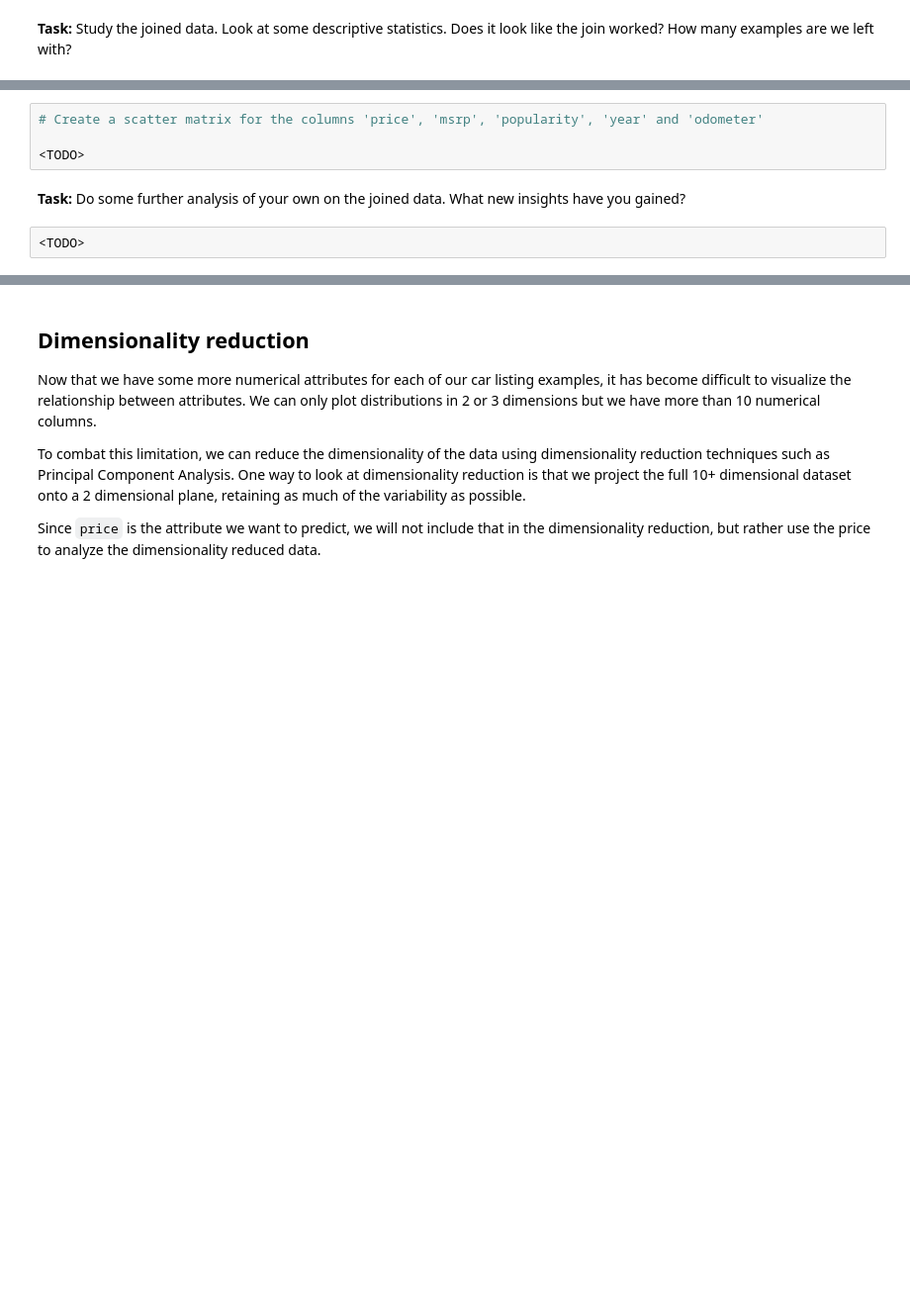
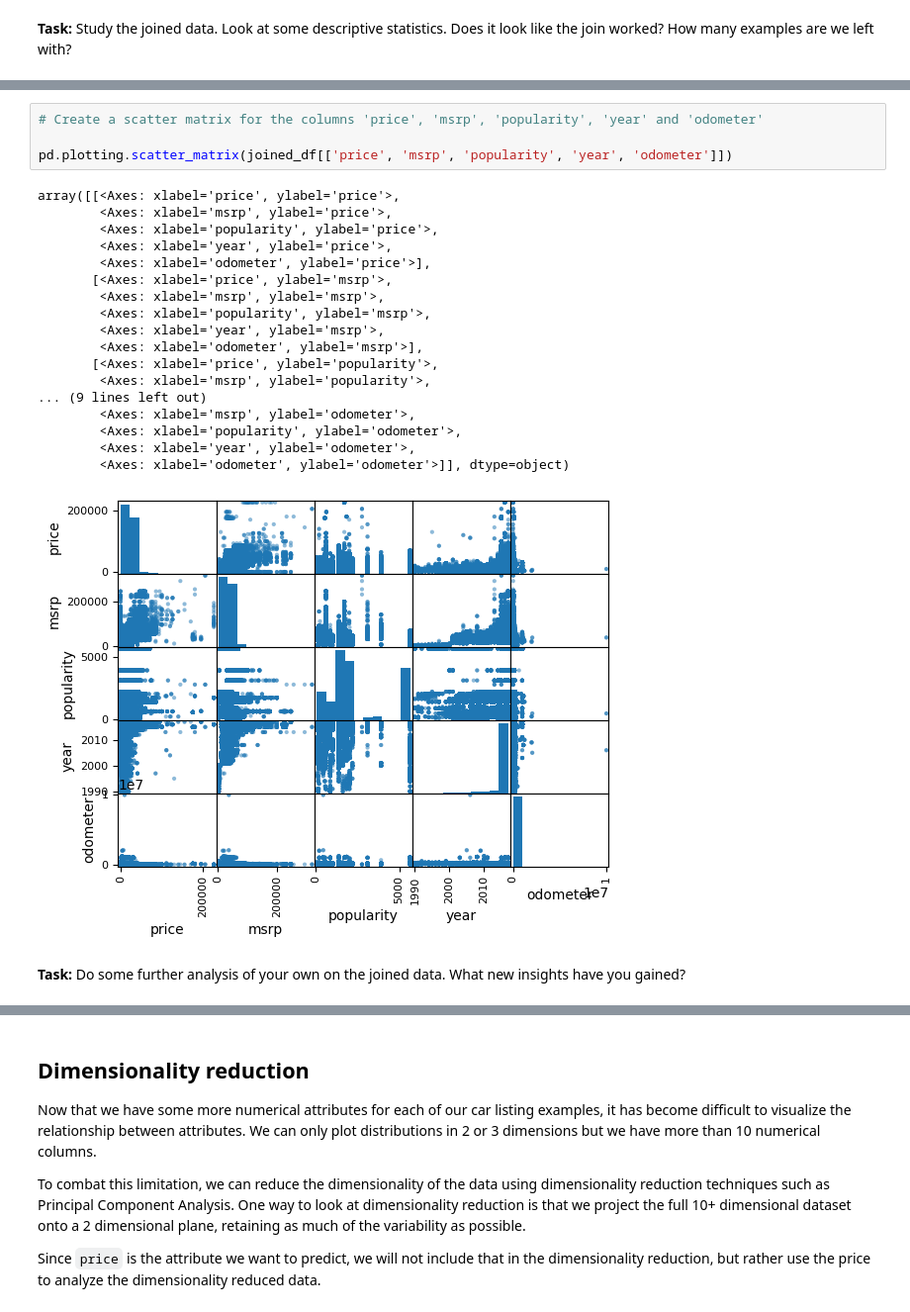
Before and after one commit to Grimur12/Data, a Jupyter notebook: Ass2/ads_ex2.ipynb, the cells around one changed output, grey strips where cells are left out. Shown at 99% size. Saved outputs shown, nothing was run; the diff lists cells and outputs as text; blank space fills up the shorter version.

```diff
--- a/Ass2/ads_ex2.ipynb
+++ b/Ass2/ads_ex2.ipynb
@@ -144,8 +200,25 @@ train_set.model_id.unique()
 # %%
 # Create a scatter matrix for the columns 'price', 'msrp', 'popularity', 'year' and 'odometer'
 
-<TODO>
+pd.plotting.scatter_matrix(joined_df[['price', 'msrp', 'popularity', 'year', 'odometer']])
+# %% [output]
+array([[<Axes: xlabel='price', ylabel='price'>,
+        <Axes: xlabel='msrp', ylabel='price'>,
+        <Axes: xlabel='popularity', ylabel='price'>,
+        <Axes: xlabel='year', ylabel='price'>,
+        <Axes: xlabel='odometer', ylabel='price'>],
+       [<Axes: xlabel='price', ylabel='msrp'>,
+        <Axes: xlabel='msrp', ylabel='msrp'>,
+        <Axes: xlabel='popularity', ylabel='msrp'>,
+        <Axes: xlabel='year', ylabel='msrp'>,
+        <Axes: xlabel='odometer', ylabel='msrp'>],
+       [<Axes: xlabel='price', ylabel='popularity'>,
+        <Axes: xlabel='msrp', ylabel='popularity'>,
+... (9 lines left out)
+        <Axes: xlabel='msrp', ylabel='odometer'>,
+        <Axes: xlabel='popularity', ylabel='odometer'>,
+        <Axes: xlabel='year', ylabel='odometer'>,
+        <Axes: xlabel='odometer', ylabel='odometer'>]], dtype=object)
+[figure, added]
 # %% [markdown]
 **Task:** Do some further analysis of your own on the joined data. What new insights have you gained?
-# %%
-<TODO>
```
Also changed, not shown: parts of 26 cells of this notebook.
